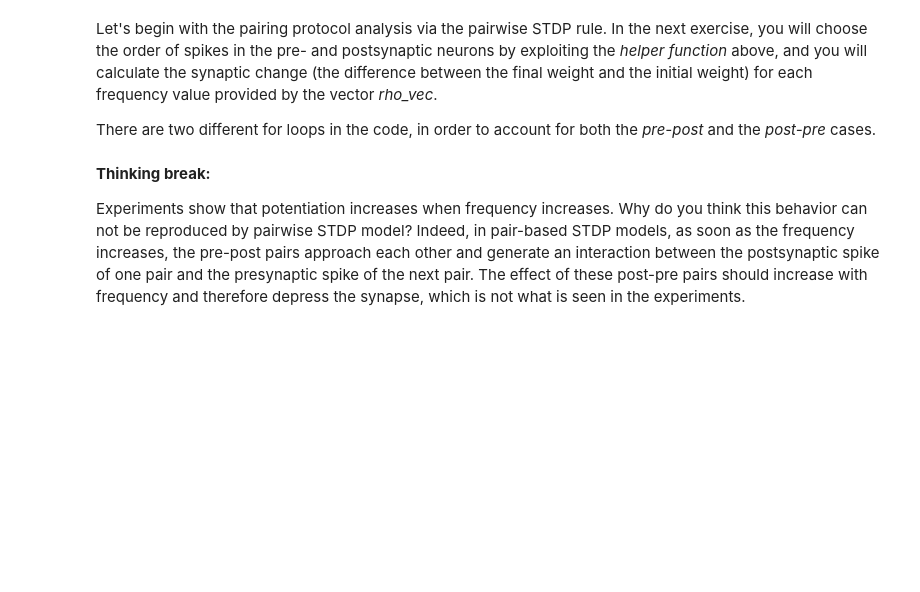
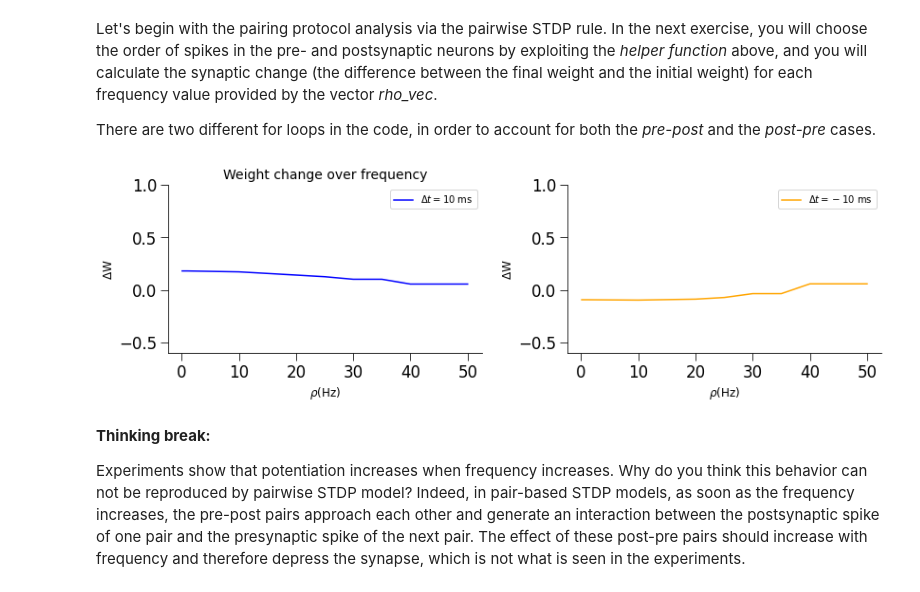
Before and after one commit to comp-neural-circuits/plasticity-workshop, a Jupyter notebook: stdp.ipynb, the cells around one changed output. Saved outputs shown, nothing was run; the diff lists cells and outputs as text; code cells hidden in the pictures; blank space fills up the shorter version.

```diff
--- a/stdp.ipynb
+++ b/stdp.ipynb
@@ -726,38 +784,39 @@ There are two different for loops in the code, in order to account for both the
 # Initialization
 num_pairs = 60             # number of pre- and postsyn spike pairs
 rho_vec = np.array([0.1, 1, 10, 20, 25, 30, 35, 40, 50])        # frequency values [Hz]
-rho_vec = rho_vec/1000     # because time is given in ms
-discretization_step = 1e-1 # (ms)
-tau_plus = 16.8            # LTP time constant (ms)
-tau_minus = 33.7           # LTD time constant (ms)
+discretization_step = 1e-4 # (s)
+tau_plus = 16.8e-3            # LTP time constant (s)
+tau_minus = 33.7e-3           # LTD time constant (s)
 A_plus = 5.6e-3            # LTP window amplitude
 A_minus = 2.1e-3           # LTD window amplitude
 w0 = 1                     # initial weight
 
 # initialize the synaptic change
 DeltaW = np.zeros(len(rho_vec))        # for pre-post (Delta_t >0)
 DeltaW_rev = np.zeros(len(rho_vec))    # for post-pre (Delta_t <0)
 
 # Calculate the synaptic change for every frequency value
 for ind,rho in enumerate(rho_vec):
     # if Delta_t > 0
     pre_spike, post_spike, t_range = firstspike_secondspike(discretization_step, rho, num_pairs)
     #
     r1,o1,w = detectors_pairSTDP(t_range,pre_spike,post_spike,A_plus,A_minus,tau_plus,tau_minus,discretization_step,w0)
     # Calculate the weight change as a function of the given frequency rho
     DeltaW[ind]= w[-1]-w[0]
 
 # Calculate the synaptic change for every frequency value
 for ind,rho in enumerate(rho_vec):
     # if Delta_t < 0
     # The case with DeltaT < 0 is equivalent to switch the pre- and the postsynaptic spike trains.
     post_spike, pre_spike, t_range = firstspike_secondspike(discretization_step, rho, num_pairs)
     r1,o1,w = detectors_pairSTDP(t_range,pre_spike,post_spike,A_plus,A_minus,tau_plus,tau_minus,discretization_step,w0)
     # Calculate the weight change as a function of the given frequency rho
     DeltaW_rev[ind]= w[-1]-w[0]
 
 # Plotting
-plot_over_frequency(1000*rho_vec,DeltaW,DeltaW_rev)
+plot_over_frequency(rho_vec,DeltaW,DeltaW_rev)
+# %% [output]
+[figure, added]
 # %% [markdown]
 
 **Thinking break:**
```
Also changed, not shown: parts of 16 cells of this notebook.
